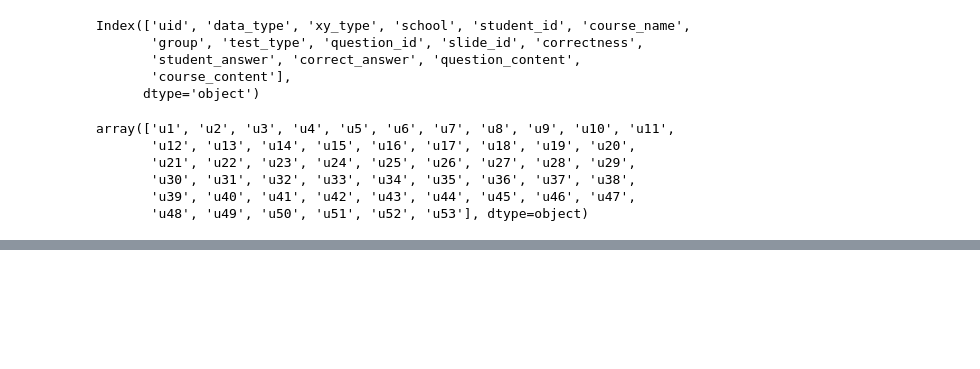
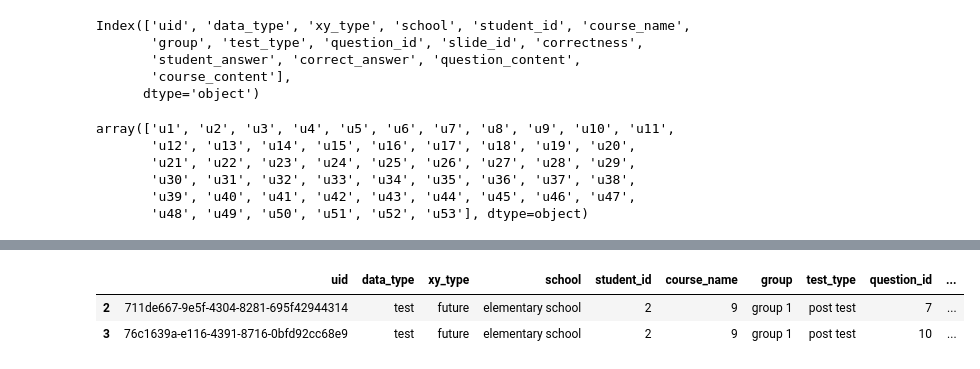
Before and after one commit to HanisPHY/pipeline_pykt, a Jupyter notebook: test.ipynb, the cells around one changed output, grey strips where cells are left out. Saved outputs shown, nothing was run; the diff lists cells and outputs as text; code cells hidden in the pictures; blank space fills up the shorter version.

```diff
--- a/test.ipynb
+++ b/test.ipynb
@@ -243,0 +331,11 @@ array(['u1', 'u2', 'u3', 'u4', 'u5', 'u6', 'u7', 'u8', 'u9', 'u10', 'u11',
+# %%
+import pandas as pd
+
+# Path to your CSV file
+file_path = './data/gkt_new/cogedu_emb_test.csv'
+
+# Load the dataset with the correct delimiter
+df = pd.read_csv(file_path, delimiter=',')
+
+# Display the first few rows of the dataset
+print(df.head())
@@ -243,0 +360,6 @@ array(['u1', 'u2', 'u3', 'u4', 'u5', 'u6', 'u7', 'u8', 'u9', 'u10', 'u11',
+# %%
+df[df['student_id'] == 2]
+# %% [output]
+|  | uid | data_type | xy_type | school | student_id | course_name | group | test_type | question_id | ... |
+| 2 | 711de667-9e5f-4304-8281-695f42944314 | test | future | elementary school | 2 | 9 | group 1 | post test | 7 | ... |
+| 3 | 76c1639a-e116-4391-8716-0bfd92cc68e9 | test | future | elementary school | 2 | 9 | group 1 | post test | 10 | ... |
```
Also changed, not shown: parts of 11 cells of this notebook, 3 other files.
